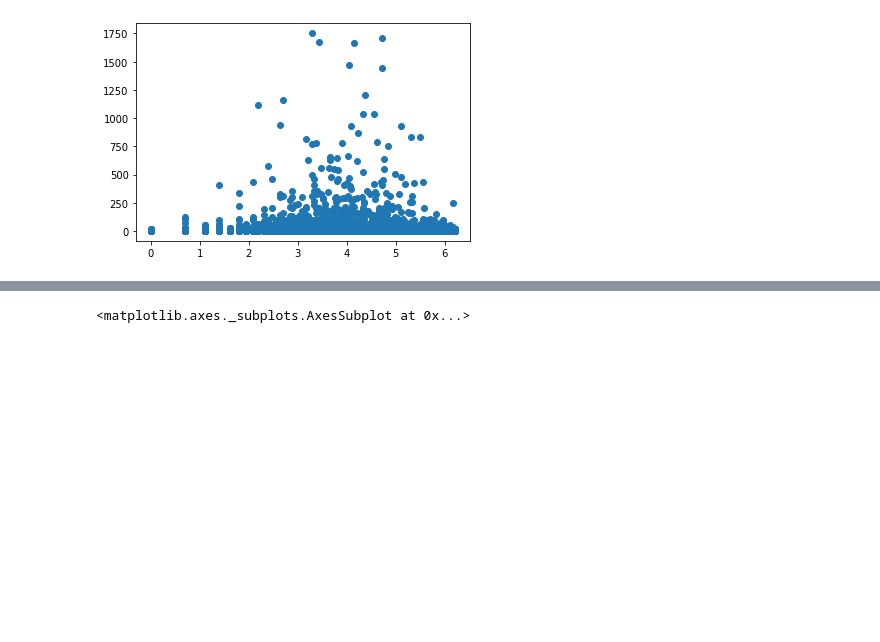
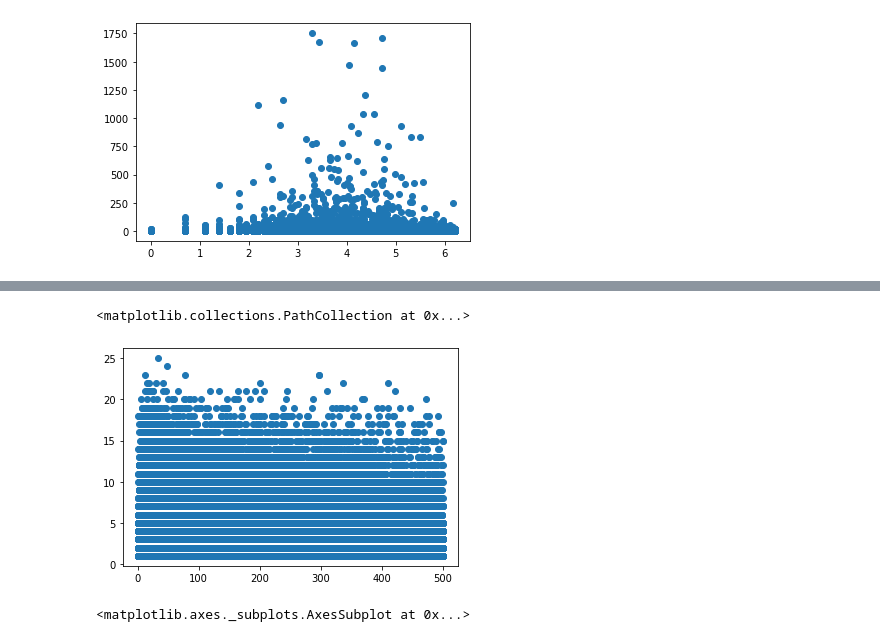
Before and after one commit to chldnjstjr/Lpoint, a Jupyter notebook: Preprocessing.ipynb, the cells around one changed output, grey strips where cells are left out. Drawn from its saved outputs; the diff is of its cells as text; code cells hidden in the pictures; blank space fills up the shorter version.

```diff
--- a/Preprocessing.ipynb
+++ b/Preprocessing.ipynb
@@ -484,6 +480,13 @@ prdmcs_group.head(20)
 |  | 10022329 | 27 | 1 |
 | 0000068 | 03020601 | 23 | 1 |
 |  | 04237632 | 31 | 1 |
+# %%
+plt.scatter(prdmcs_group['HITS_SEQ'], prdmcs_group['PD_C'])
+plt.show()
+#씨팔
+# %% [output]
+<matplotlib.collections.PathCollection at 0x...>
+[figure, added]
 # %%
 sns.distplot(prdmcs_group['PD_C'], color="blue", label="한 번의 구매 당 상품 개수")
 # %% [output]
```
Also changed, not shown: parts of 7 cells of this notebook.
